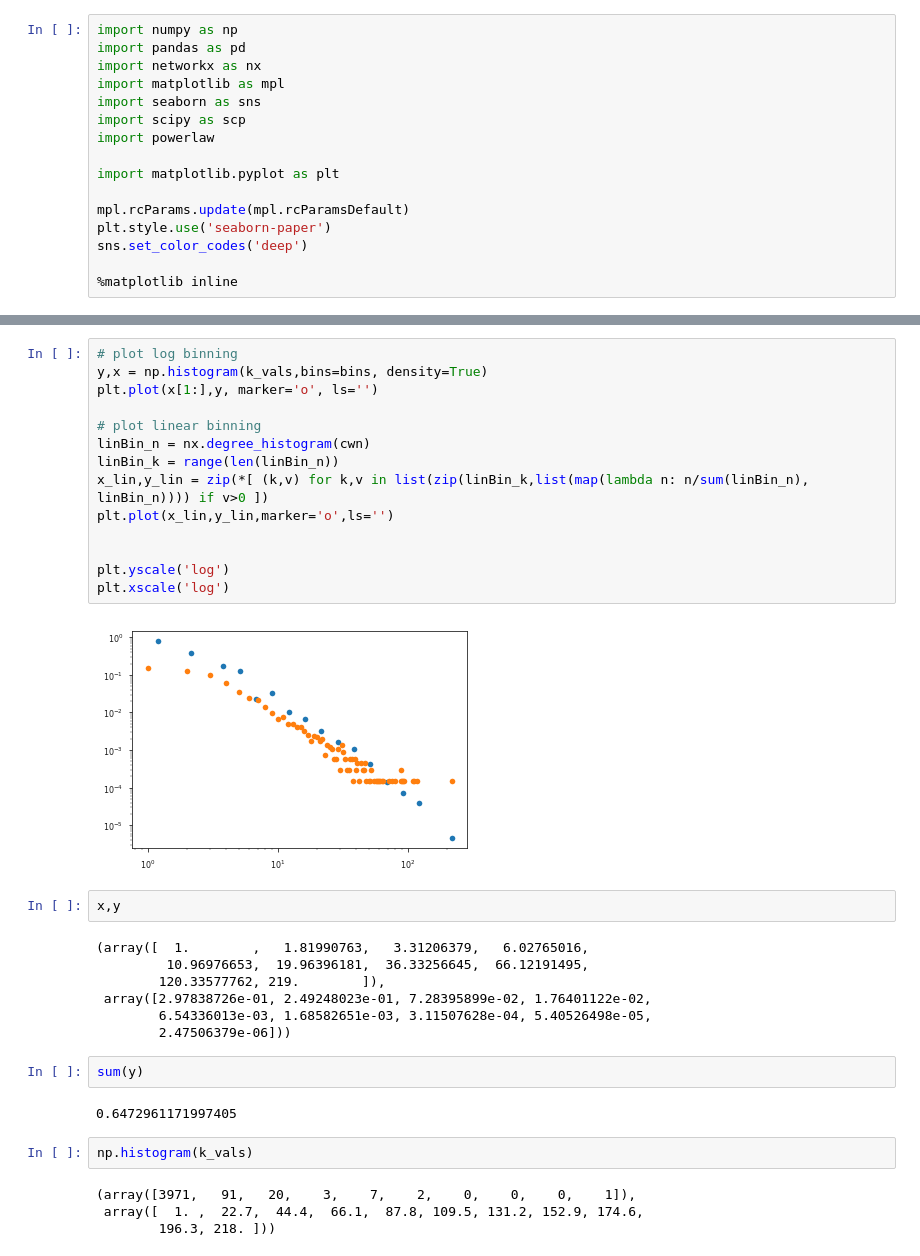
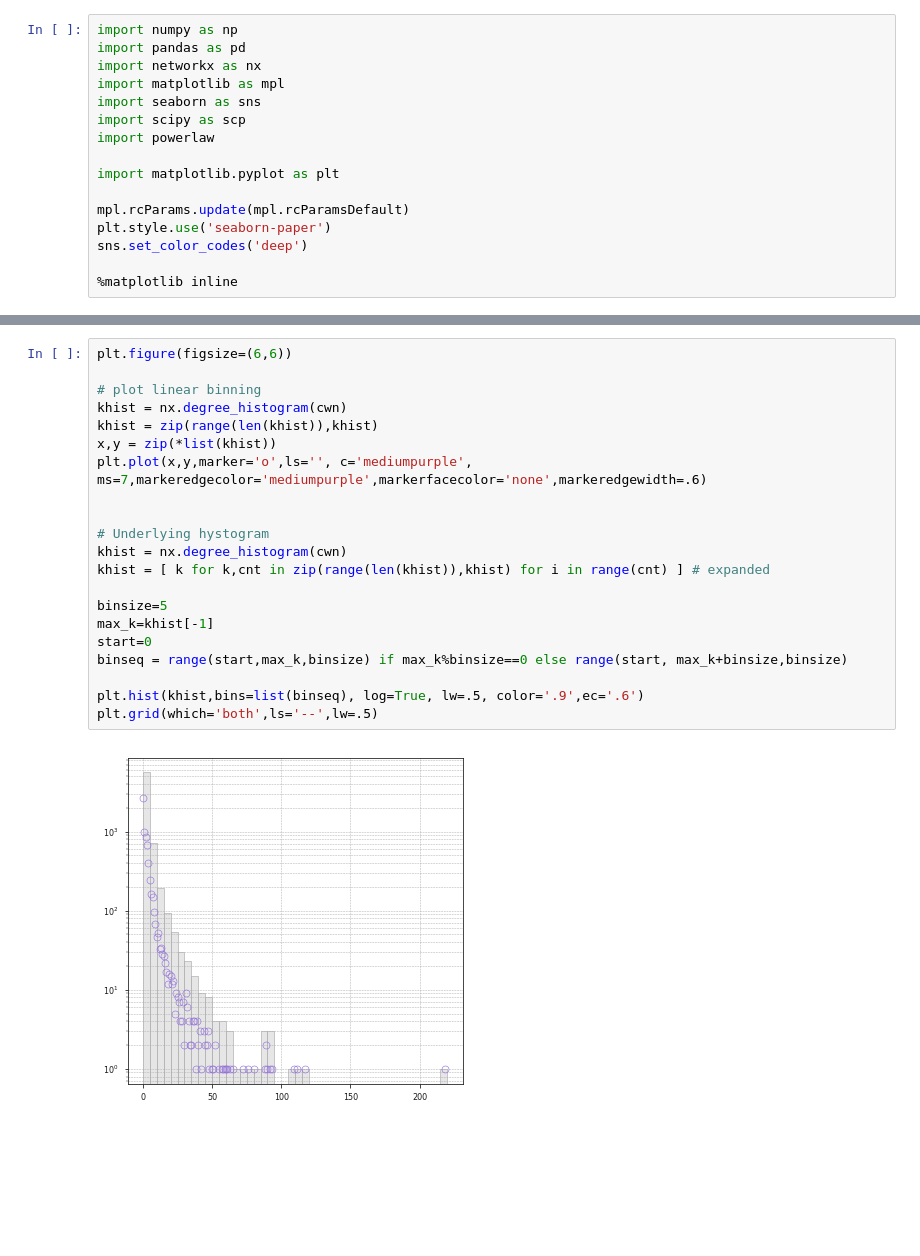
Before and after one commit to pedrosiracusa/tese_lncc_code, a Jupyter notebook: notebooks/chapter4/CWN_degree_dist.ipynb, the cells around one changed output, grey strips where cells are left out. Saved outputs shown, nothing was run; the diff lists cells and outputs as text; blank space fills up the shorter version.

```diff
--- a/notebooks/chapter4/CWN_degree_dist.ipynb
+++ b/notebooks/chapter4/CWN_degree_dist.ipynb
@@ -106,35 +75,23 @@ plt.plot(x_lin,y_lin)
-# %%
-# plot log binning
-y,x = np.histogram(k_vals,bins=bins, density=True)
-plt.plot(x[1:],y, marker='o', ls='')
-
-# plot linear binning
-linBin_n = nx.degree_histogram(cwn)
-linBin_k = range(len(linBin_n))
-x_lin,y_lin = zip(*[ (k,v) for k,v in list(zip(linBin_k,list(map(lambda n: n/sum(linBin_n), linBin_n)))) if v>0 ])
-plt.plot(x_lin,y_lin,marker='o',ls='')
-
-
-plt.yscale('log')
-plt.xscale('log')
-# %% [output]
-[figure, removed]
-# %%
-x,y
-# %% [output]
-(array([  1.        ,   1.81990763,   3.31206379,   6.02765016,
-         10.96976653,  19.96396181,  36.33256645,  66.12191495,
-        120.33577762, 219.        ]),
- array([2.97838726e-01, 2.49248023e-01, 7.28395899e-02, 1.76401122e-02,
-        6.54336013e-03, 1.68582651e-03, 3.11507628e-04, 5.40526498e-05,
-        2.47506379e-06]))
-# %%
-sum(y)
-# %% [output]
-0.6472961171997405
-# %%
-np.histogram(k_vals)
-# %% [output]
-(array([3971,   91,   20,    3,    7,    2,    0,    0,    0,    1]),
- array([  1. ,  22.7,  44.4,  66.1,  87.8, 109.5, 131.2, 152.9, 174.6,
-        196.3, 218. ]))
+# %%
+plt.figure(figsize=(6,6))
+
+# plot linear binning
+khist = nx.degree_histogram(cwn)
+khist = zip(range(len(khist)),khist)
+x,y = zip(*list(khist))
+plt.plot(x,y,marker='o',ls='', c='mediumpurple', ms=7,markeredgecolor='mediumpurple',markerfacecolor='none',markeredgewidth=.6)
+
+
+# Underlying hystogram
+khist = nx.degree_histogram(cwn)
+khist = [ k for k,cnt in zip(range(len(khist)),khist) for i in range(cnt) ] # expanded
+
+binsize=5
+max_k=khist[-1]
+start=0
+binseq = range(start,max_k,binsize) if max_k%binsize==0 else range(start, max_k+binsize,binsize)
+
+plt.hist(khist,bins=list(binseq), log=True, lw=.5, color='.9',ec='.6')
+plt.grid(which='both',ls='--',lw=.5)
+# %% [output]
+[figure, added]
```
Also changed, not shown: parts of 17 cells of this notebook, 1 other file.
